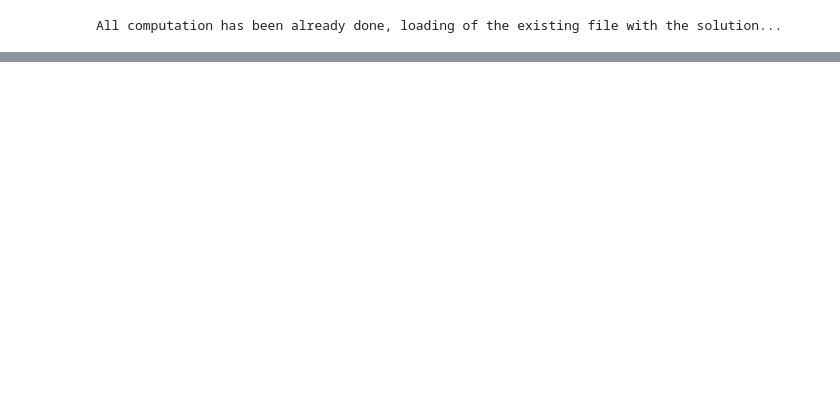
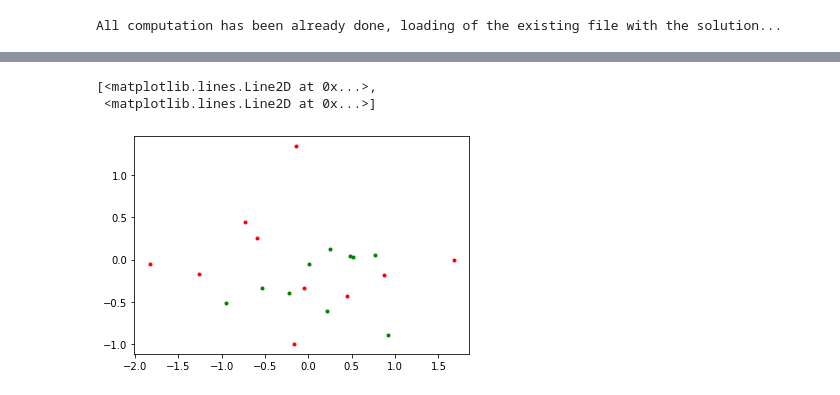
Before and after one commit to 1101AlexZab1011/NodesEstimation, a Jupyter notebook: pipeline.ipynb, the cells around one changed output, grey strips where cells are left out. Cells and saved outputs as stored; diff of their text form; code cells hidden in the pictures; blank space fills up the shorter version.

```diff
--- a/pipeline.ipynb
+++ b/pipeline.ipynb
@@ -40,0 +150,14 @@ for subject in subjects:
+# %%
+x_train_st_sc_true = np.array(x_train_st_sc_true)
+x_train_st_sc_false = np.array(x_train_st_sc_false)
+# print(x_train_st_sc_true.shape, x_train_st_sc_false.shape)
+wpli7_14Hz_true = x_train_st_sc_true[4, :]
+psd7_14Hz_true = x_train_st_sc_true[5, :]
+wpli7_14Hz_false = x_train_st_sc_false[4, :]
+psd7_14Hz_false = x_train_st_sc_false[5, :]
+plt.plot(wpli7_14Hz_true, psd7_14Hz_true, '.g',
+         wpli7_14Hz_false, psd7_14Hz_false, '.r')
+# %% [output]
+[<matplotlib.lines.Line2D at 0x...>,
+ <matplotlib.lines.Line2D at 0x...>]
+[figure, added]
```
Also changed, not shown: parts of 63 cells of this notebook, 3 other files.
